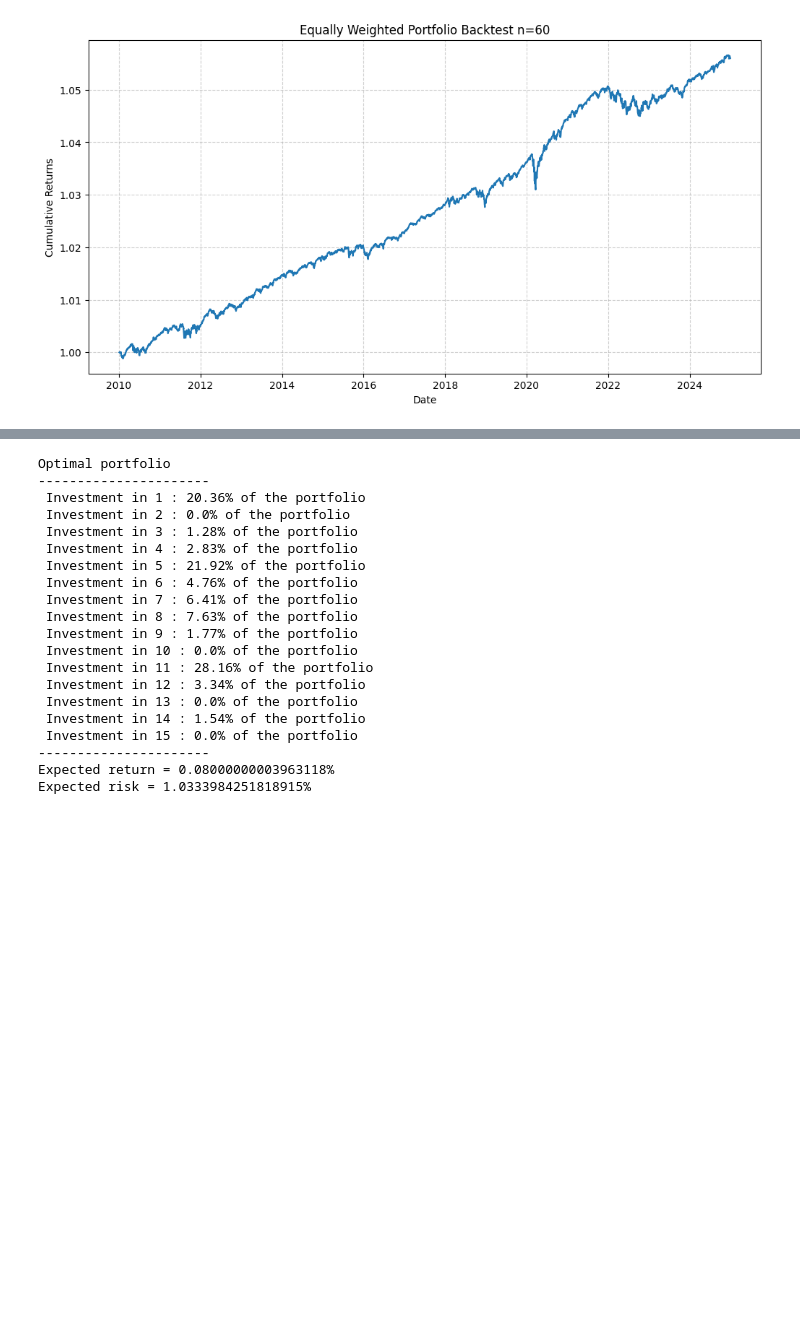
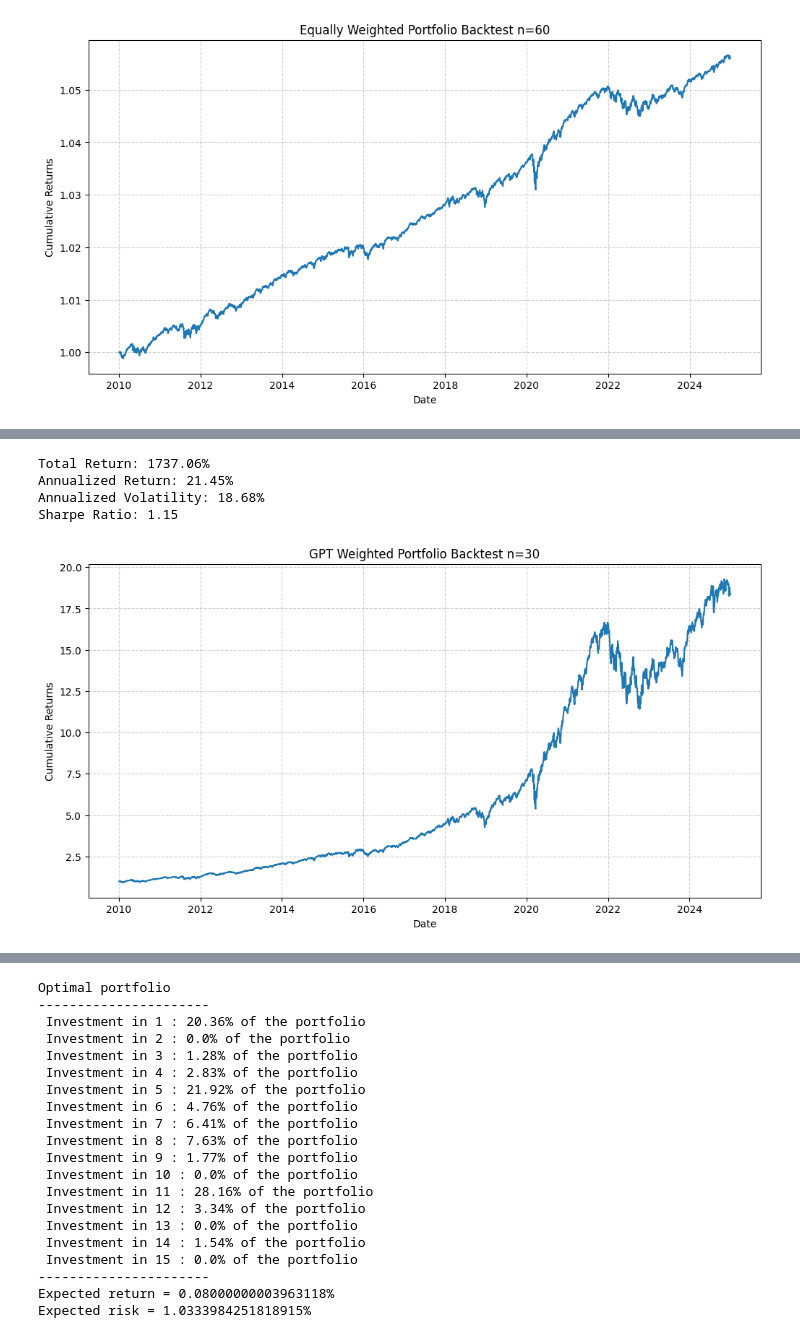
Before and after one commit to DylanTom/opt-model, a Jupyter notebook: notebooks/final.ipynb, the cells around one changed output, grey strips where cells are left out. Saved outputs shown, nothing was run; the diff lists cells and outputs as text; code cells hidden in the pictures; blank space fills up the shorter version.

```diff
--- a/notebooks/final.ipynb
+++ b/notebooks/final.ipynb
@@ -547,0 +618,40 @@ Sharpe Ratio: 1.15
+# %%
+custom_30_weights = {
+    'AAPL': 0.06,
+    'MSFT': 0.06,
+    'GOOGL': 0.06,
+    'NVDA': 0.07,
+    'AMZN': 0.06,
+    'META': 0.06,
+    'AVGO': 0.05,
+    'UNH': 0.03,
+    'LLY': 0.05,
+    'COST': 0.04,
+    'HD': 0.03,
+    'NKE': 0.02,
+    'LIN': 0.02,
+    'ADBE': 0.04,
+    'V': 0.03,
+    'MA': 0.03,
+    'MRK': 0.02,
+    'TMO': 0.03,
+    'JNJ': 0.03,
+    'WMT': 0.04,
+    'PGR': 0.02,
+    'CRM': 0.03,
+    'TSLA': 0.04,
+    'SCHW': 0.02,
+    'PEP': 0.03,
+    'ORCL': 0.03,
+    'PG': 0.03,
+    'JPM': 0.03,
+    'SPGI': 0.02
+}
+
+compute_gpt_returns(top_30_returns, 30, custom_30_weights)
+# %% [output]
+Total Return: 1737.06%
+Annualized Return: 21.45%
+Annualized Volatility: 18.68%
+Sharpe Ratio: 1.15
+[figure, added]
```
Also changed, not shown: parts of 5 cells of this notebook, 4 other files.
